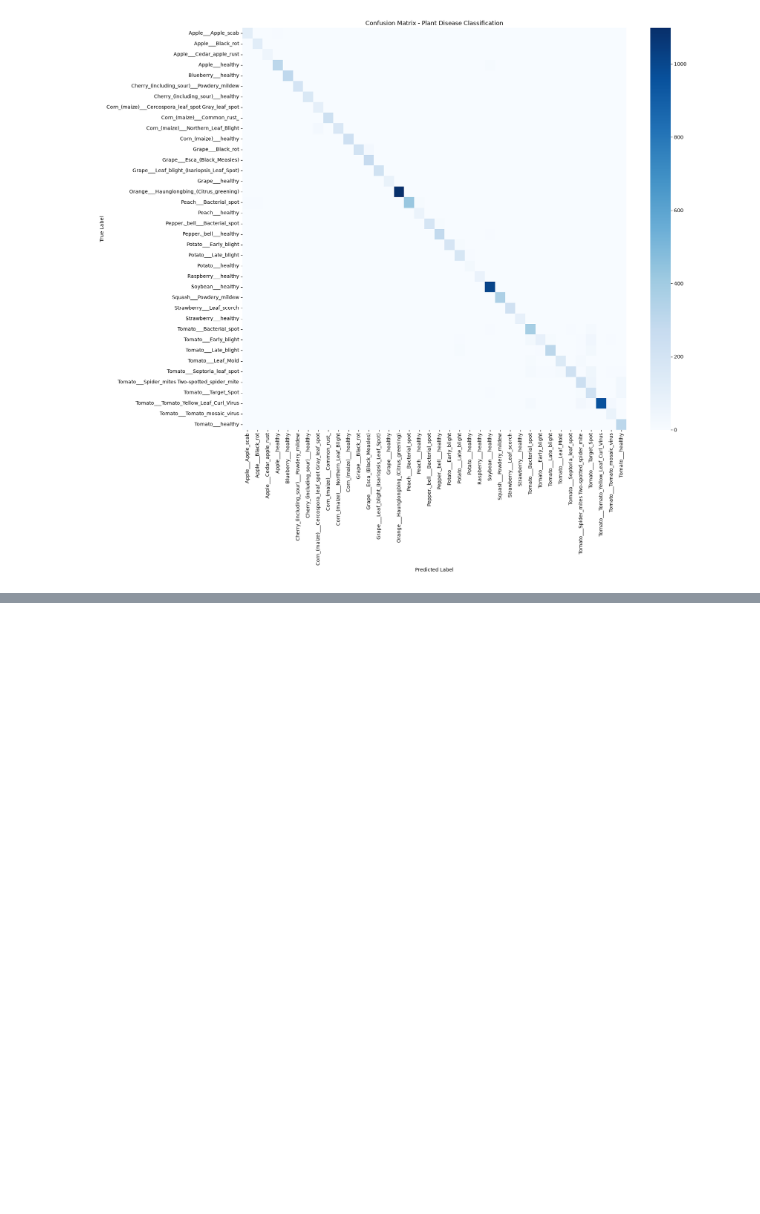
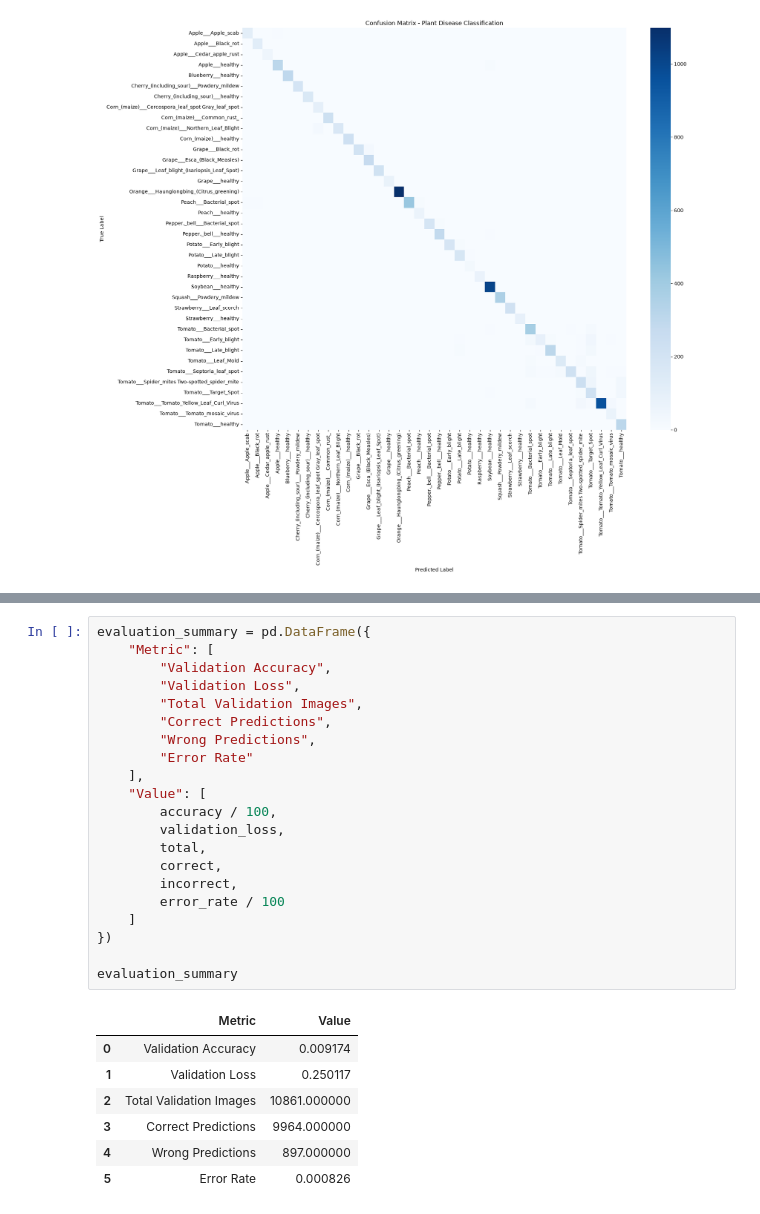
Before and after one commit to BertoPurba/PlantDiseaseDetection, a Jupyter notebook: notebooks/03_evaluation.ipynb, the cells around one changed output, grey strips where cells are left out. Drawn from its saved outputs; the diff is of its cells as text; blank space fills up the shorter version.

```diff
--- a/notebooks/03_evaluation.ipynb
+++ b/notebooks/03_evaluation.ipynb
@@ -212,0 +341,29 @@ plt.show()
+# %%
+evaluation_summary = pd.DataFrame({
+    "Metric": [
+        "Validation Accuracy",
+        "Validation Loss",
+        "Total Validation Images",
+        "Correct Predictions",
+        "Wrong Predictions",
+        "Error Rate"
+    ],
+    "Value": [
+        accuracy / 100,
+        validation_loss,
+        total,
+        correct,
+        incorrect,
+        error_rate / 100
+    ]
+})
+
+evaluation_summary
+# %% [output]
+|  | Metric | Value |
+| 0 | Validation Accuracy | 0.009174 |
+| 1 | Validation Loss | 0.250117 |
+| 2 | Total Validation Images | 10861.000000 |
+| 3 | Correct Predictions | 9964.000000 |
+| 4 | Wrong Predictions | 897.000000 |
+| 5 | Error Rate | 0.000826 |
```
Also changed, not shown: parts of 9 cells of this notebook, 4 other files.
